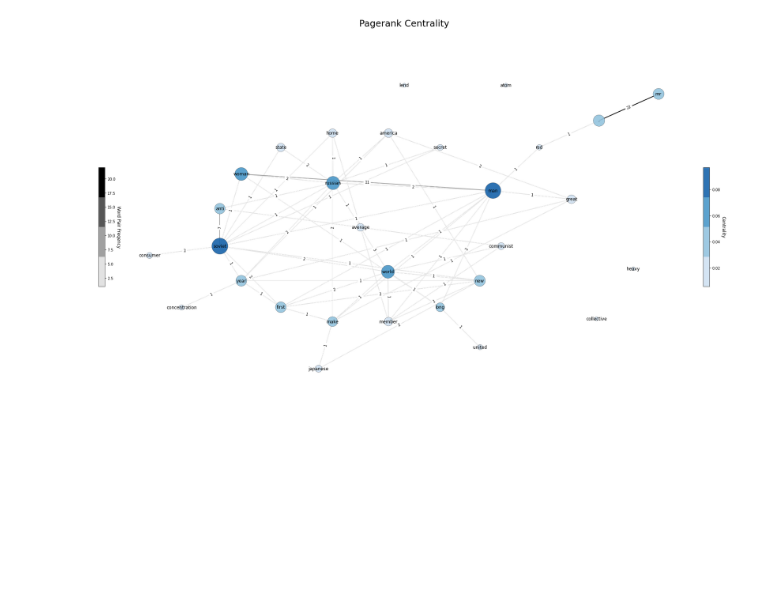
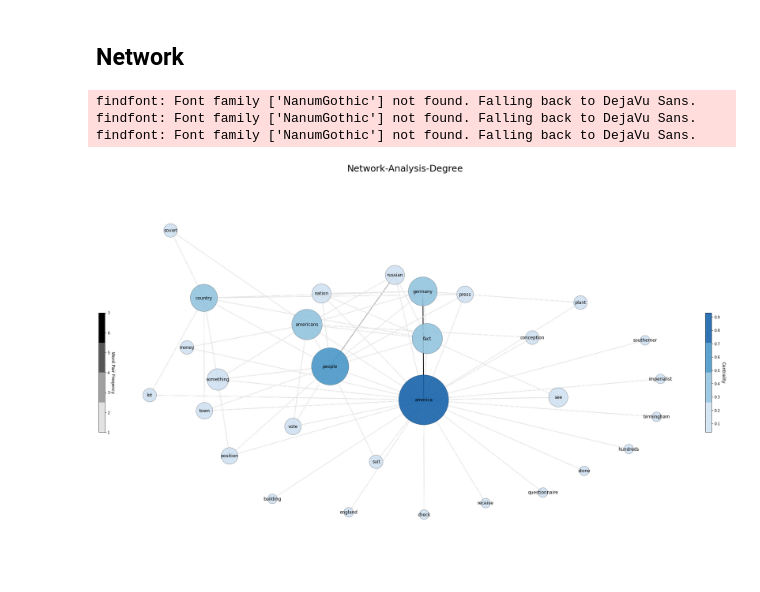
Before and after one commit to MartinusChoi/Text-Mining-Project, a Jupyter notebook: Semantic-Network-Analysis-ST.ipynb, the cells around one changed output. Drawn from its saved outputs; the diff is of its cells as text; code cells hidden in the pictures; blank space fills up the shorter version.

Commit message:
ST network keyword version

```diff
--- a/Semantic-Network-Analysis-ST.ipynb
+++ b/Semantic-Network-Analysis-ST.ipynb
@@ -338,49 +60,11 @@ plt.show()
-# %%
-for token, centrality in pgr:
-    G.nodes[token]['weight'] = centrality
-
-fig = plt.figure(figsize=(30, 20))
-plt.margins(x=0.1, y=0.2)
-ax = fig.gca()
-
-edge_labels = dict(((u, v), d["weight"]) for u, v, d in G.edges(data=True))
-node_labels = dict((token, token) for token, _ in G.nodes(data=True))
-pos = graphviz_layout(G, prog='twopi')
-nx.draw_networkx_edge_labels(G, pos, edge_labels=edge_labels)
-nx.draw_networkx_labels(G, pos, labels=node_labels)
-
-Blues_modified = cm.get_cmap('Blues', 256)
-newcmp = ListedColormap(Blues_modified(np.linspace(0.2, 0.8, 4)))
-nc = nx.draw_networkx_nodes(G, pos,
-    node_size=[node[1]["weight"]*20000 for node in G.nodes(data=True)],
-    node_color=[node[1]['weight'] for node in G.nodes(data=True)],
-    cmap=newcmp, node_shape='o', alpha=0.9, linewidths=0.4, edgecolors='#000000')
-
-Greys_modified = cm.get_cmap('Greys', 256)
-newcmp = ListedColormap(Greys_modified(np.linspace(0.2, 1.0, 4)))
-ec = nx.draw_networkx_edges(G, pos,
-    edge_color=[edge[2]['weight'] for edge in G.edges(data=True)],
-    edge_cmap=newcmp, style='solid', width=2)
-
-plt.title("Pagerank Centrality", fontsize=25)
-plt.axis('off')
-
-axins = inset_axes(ax,
-            width='1%',
-            height='30%',
-            loc='center right',
-            borderpad=0)
-cbar = plt.colorbar(nc, cax=axins)
-cbar.ax.set_ylabel('Centrality', rotation=270, fontsize=12, labelpad=15)
-
-axins = inset_axes(ax,
-    width='1%',
-    height='30%',
-    loc='center left',
-    borderpad=0)
-cbar = plt.colorbar(ec, cax=axins)
-cbar.ax.set_ylabel('Word Pair Freqency', rotation=270, fontsize=12, labelpad=15)
-
-plt.show()
-# %% [output]
-[figure, removed]
+# %% [markdown]
+## Network
+# %%
+network = Network(data=noun_1, num_node=30, keywords=['america', 'soviet'])
+# %%
+network.plot(centrality='degree')
+# %% [output]
+findfont: Font family ['NanumGothic'] not found. Falling back to DejaVu Sans.
+findfont: Font family ['NanumGothic'] not found. Falling back to DejaVu Sans.
+findfont: Font family ['NanumGothic'] not found. Falling back to DejaVu Sans.
+[figure, added]
```
Also changed, not shown: parts of 27 cells of this notebook, 4 other files.
